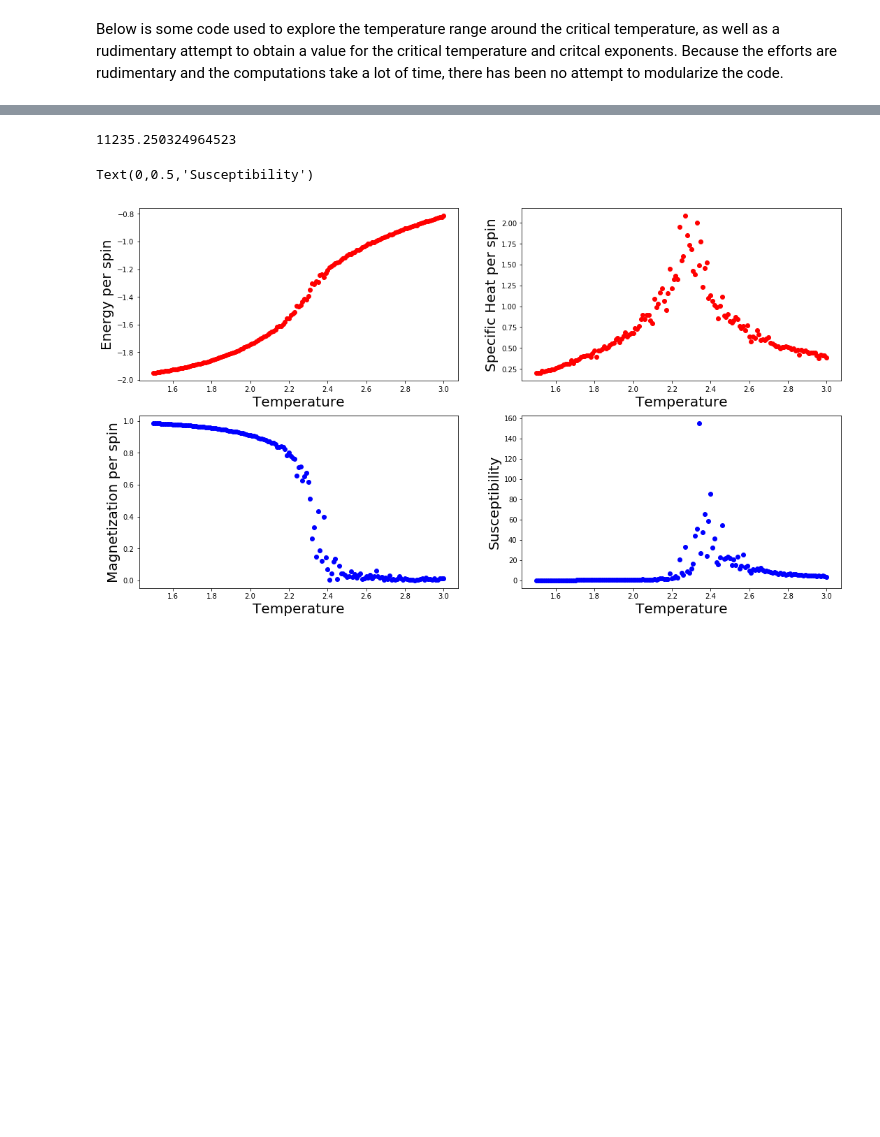
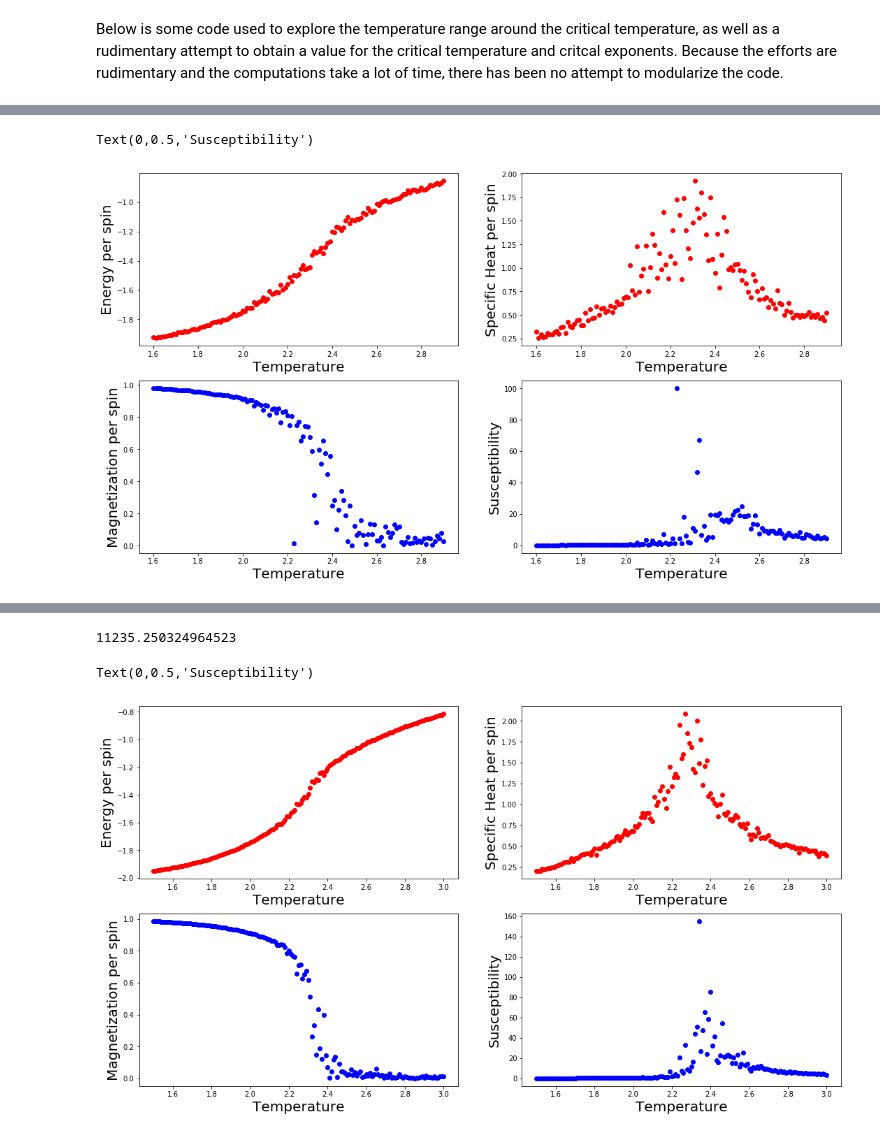
Before and after one commit to kaitshin/PHYSICS113-final-project, a Jupyter notebook: Metropolis.ipynb, the cells around one changed output, grey strips where cells are left out. Saved outputs shown, nothing was run; the diff lists cells and outputs as text; code cells hidden in the pictures; blank space fills up the shorter version.

```diff
--- a/Metropolis.ipynb
+++ b/Metropolis.ipynb
@@ -325,5 +365,11 @@ def ent_ps(temp_list, c_list, s_0):
 # %% [markdown]
 Below is some code used to explore the temperature range around the critical temperature, as well as a rudimentary attempt to obtain a value for the critical temperature and critcal exponents. Because the efforts are rudimentary and the computations take a lot of time, there has been no attempt to modularize the code.
+# %%
+def round_to_3(x):
+    if x != 0:
+        return round(x, -int(np.floor(np.log10(abs(x)))) + 2)
+    else:
+        return 0
 # %%
 # exploring the temperature range around the critical temp
 
@@ -619,0 +807,25 @@ mag_sus30 = np.zeros(t_points)
+# %%
+fig = plt.figure(figsize=(18, 10)) # plot the calculated values
+
+fig.add_subplot(2, 2, 1 )
+plt.plot(temps, eneps_list20, 'ro')
+plt.xlabel("Temperature", fontsize=20)
+plt.ylabel("Energy per spin", fontsize=20)
+
+fig.add_subplot(2, 2, 2 )
+plt.plot(temps, spec_heat20, 'ro')
+plt.xlabel("Temperature", fontsize=20)
+plt.ylabel("Specific Heat per spin", fontsize=20)
+
+fig.add_subplot(2, 2, 3 )
+plt.plot(temps, abs(magps_list20), 'bo')
+plt.xlabel("Temperature", fontsize=20)
+plt.ylabel("Magnetization per spin", fontsize=20)
+
+fig.add_subplot(2, 2, 4 )
+plt.plot(temps, mag_sus20, 'bo')
+plt.xlabel("Temperature", fontsize=20)
+plt.ylabel("Susceptibility", fontsize=20)
+# %% [output]
+Text(0,0.5,'Susceptibility')
+[figure, added]
```
Also changed, not shown: parts of 40 cells of this notebook.
